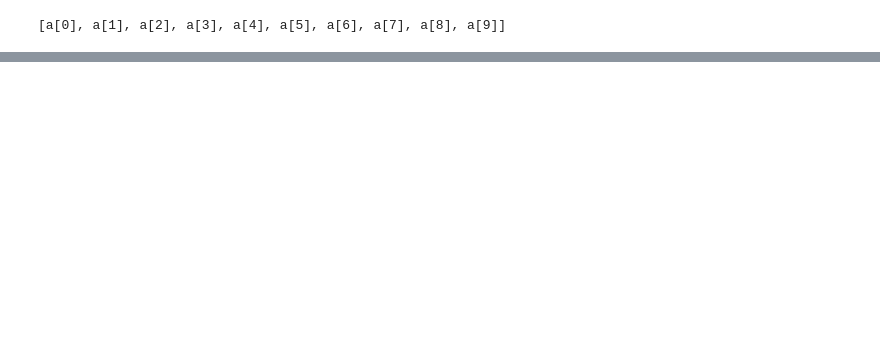
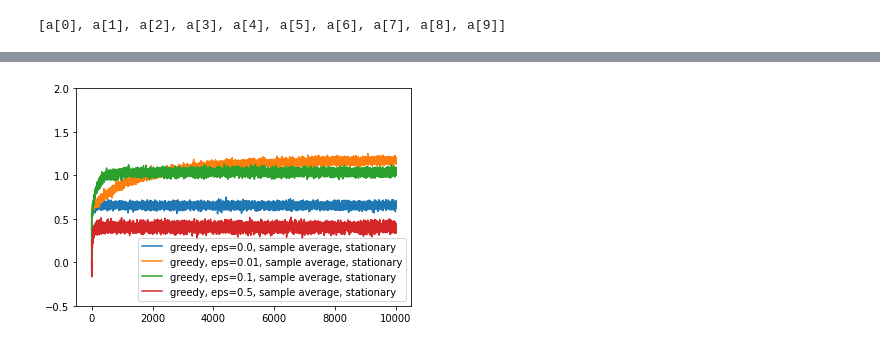
Before and after one commit to massimo-nocentini/on-python, a Jupyter notebook: rl/k-armed-bandits.ipynb, the cells around one changed output, grey strips where cells are left out. Drawn from its saved outputs; the diff is of its cells as text; code cells hidden in the pictures; blank space fills up the shorter version.

```diff
--- a/rl/k-armed-bandits.ipynb
+++ b/rl/k-armed-bandits.ipynb
@@ -104,0 +251,33 @@ list(take(R, 100))
+# %%
+confs = [
+    {
+        'epsilon':0,
+        'update':sample_average,
+        'stationarity':stationary,
+        'label': 'greedy, eps=0.0, sample average, stationary'
+    },
+    {
+        'epsilon':0.01,
+        'update':sample_average,
+        'stationarity':stationary,
+        'label': 'greedy, eps=0.01, sample average, stationary'
+    },
+    {
+        'epsilon':0.1,
+        'update':sample_average,
+        'stationarity':stationary,
+        'label': 'greedy, eps=0.1, sample average, stationary'
+    },
+    {
+        'epsilon':0.5,
+        'update':sample_average,
+        'stationarity':stationary,
+        'label': 'greedy, eps=0.5, sample average, stationary'
+    },
+]
+
+# bench
+fig, avgs = benchmark(confs, filename='stationary-benchmark.svg', length=10_000)
+fig;
+# %% [output]
+[figure, added]
```
Also changed, not shown: parts of 29 cells of this notebook.
